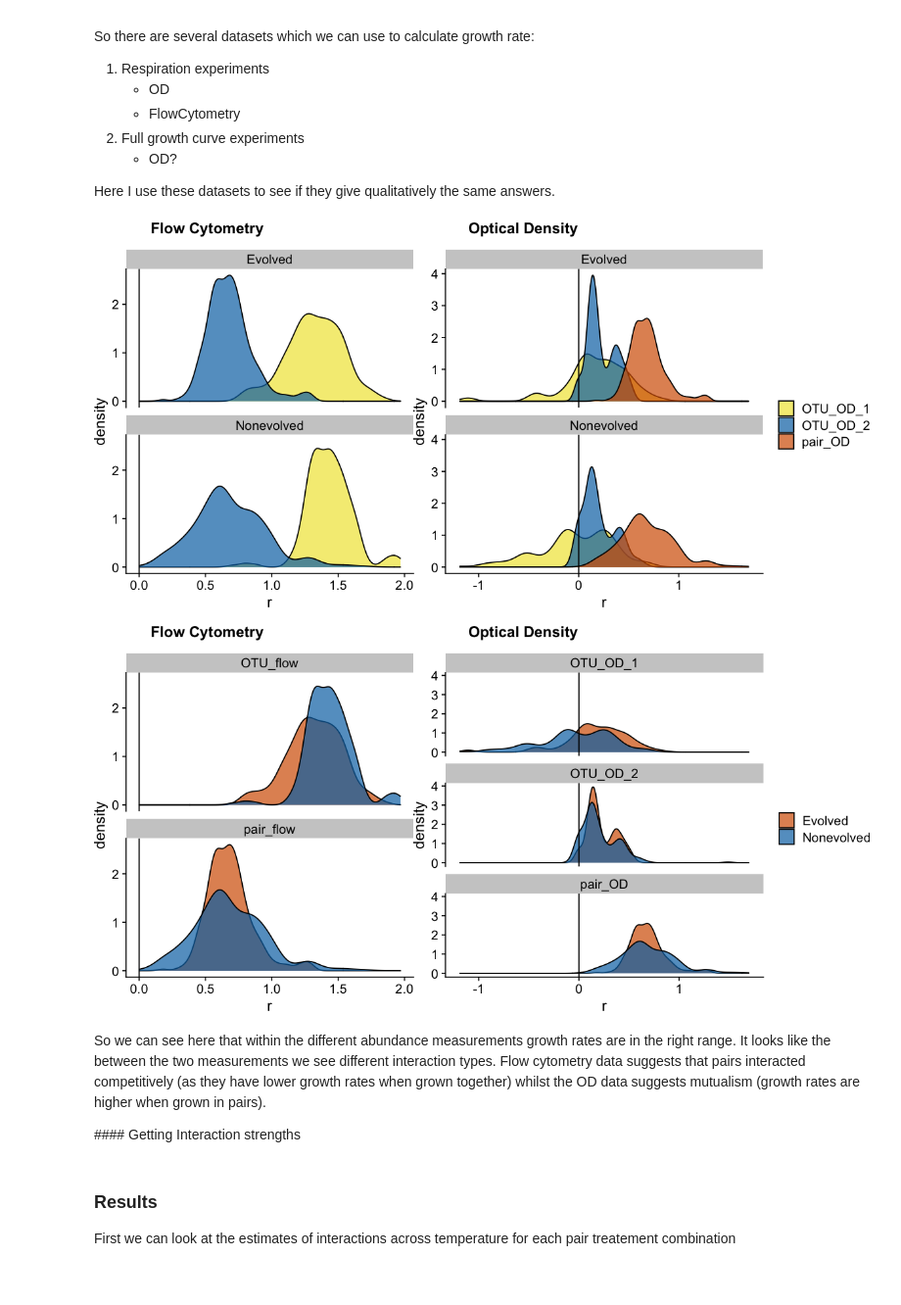
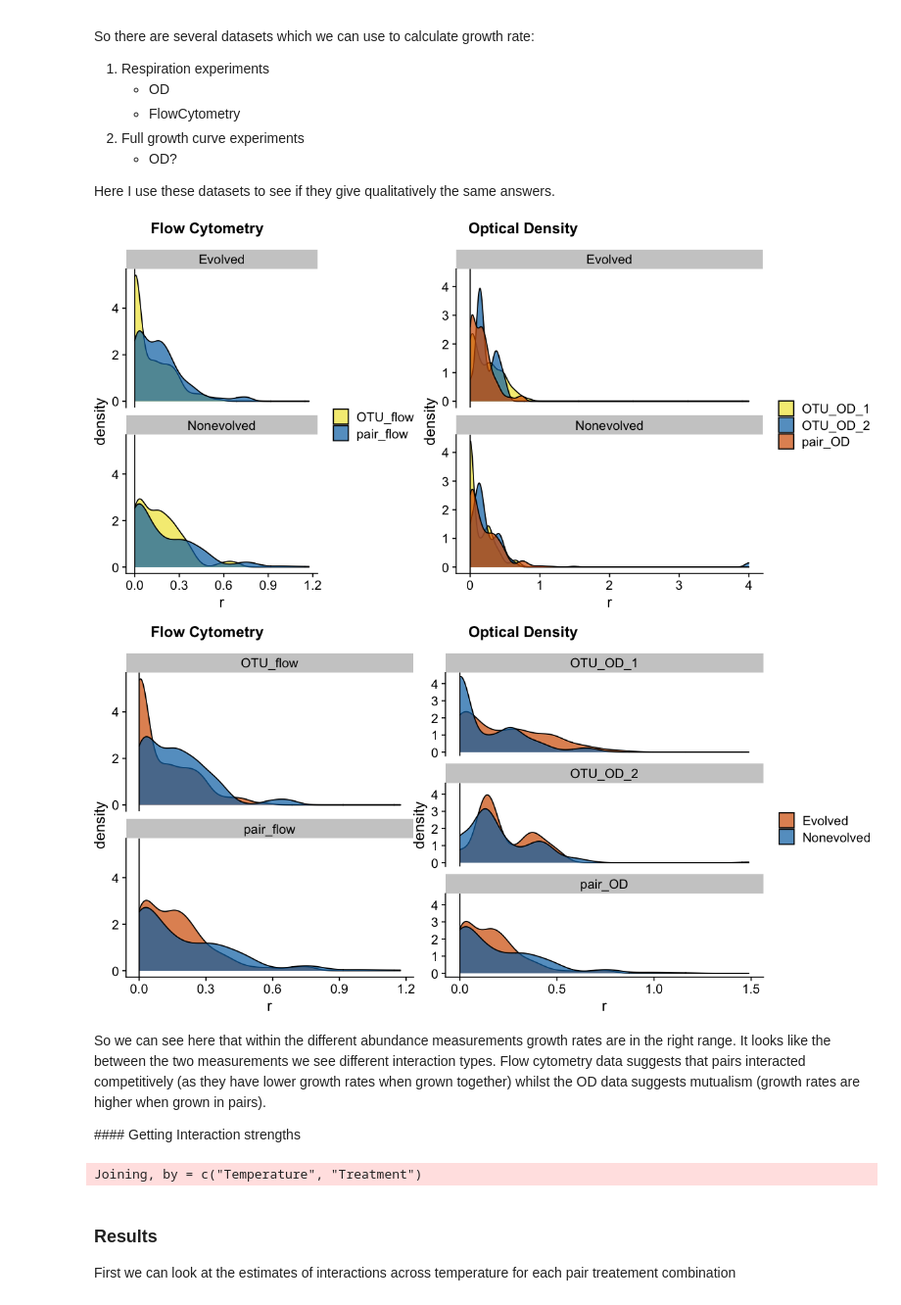
Before and after one commit to CleggTom/Bacterial_Interactions, a Jupyter notebook: notebooks/Model_notes.ipynb, the cells around one changed output. Shown at 98% size. Drawn from its saved outputs; the diff is of its cells as text; code cells hidden in the pictures.

```diff
--- a/notebooks/Model_notes.ipynb
+++ b/notebooks/Model_notes.ipynb
@@ -339,34 +355,35 @@ OTU_R <- OTU_R %>% mutate(OTU = as.numeric(str_replace(Sps,"R_","")),
 OTU_r_flow <- read_csv("../data/Francisca/FlowCytometry_All.csv",col_types = cols()) %>%
     filter(Level == "Species", Id != 9) %>%
     mutate(r = (log(AbuT1) - log(AbuT0)) / AT,
+           r = ifelse(r < 0 , 0 , r),
            Treatment = ifelse(Treatment == "Denovo","Nonevolved",Treatment),
           OTU = Id) %>%
-    select(OTU,Temperature,Treatment,Media,Replicate,r) %>%
-    mutate(r = r - min(r)) %>%
-    filter(r > 0.5)
+    select(OTU,Temperature,Treatment,Media,Replicate,r)
 
 #Read in Pairwise growth
 pairs_r_flow <- read_csv("../data/Francisca/FlowCytometry_All.csv", col_types = cols()) %>%
     filter(Level == "Pairs") %>%
     mutate(r = (log(AbuT1)-log(AbuT0))/AT,
-          Treatment = recode(Treatment, "Denovo" = "Nonevolved"),
-          Temperature = Temperature) %>%
+           r = ifelse(r < 0 , 0 , r),
+           Treatment = recode(Treatment, "Denovo" = "Nonevolved"),
+           Temperature = Temperature) %>%
     separate(Id,c("OTU_1","OTU_2"),sep = "-") %>%
-    mutate(OTU_1 = ifelse(OTU_1 == "Feb",2,OTU_1)) %>%
-    mutate(r = r - min(r)) %>%
-    filter(r > 0)
+    mutate(OTU_1 = ifelse(OTU_1 == "Feb",2,OTU_1))
 
 ####
 #From respiration experiments (OD)
 ####
 #Read in OTU growth
 OTU_r_OD_1 <- read_csv("../data/Francisca/respirationandODData/DatosOD_5OTUs_evNev.csv", col_types = cols()) %>%
-    mutate(r = (log(OD) - log(OD_T0))/(Tf / 60)) %>%
+    mutate(r = (log(OD) - log(OD_T0))/(Tf / 60),
+           r = ifelse(r < 0 , 0 , r)) %>%
     select(OTU,Temperature = T, Treatment, Replicate, r)
 
 #Read in Pairwise growth
 pairs_r_OD <- read_csv("../data/Francisca/respirationandODData/DatosOD_PairsevNev_u.csv", col_types = cols()) %>%
-    mutate(r = (log(OD) - log(OD_T0))/(Tf / 60), OTU = str_replace(OTU,"Feb","2"),
+    mutate(r = (log(OD) - log(OD_T0))/(Tf / 60),
+           r = ifelse(r < 0 , 0 , r),
+           OTU = str_replace(OTU,"Feb","2"),
            Treatment = ifelse(Treatment == "evolved", "Evolved",Treatment)) %>%
     separate(OTU,into = c("OTU_1","OTU_2"),sep = "-") %>%
     select(OTU_1,OTU_2,Temperature = T, Treatment, Replicate, r,AbuT0 = OD_T0)
@@ -382,7 +399,8 @@ OTU_r_OD_2 <- read_csv("../data/Francisca/LogisticIndivcurves_out_M9_updated.csv
     mutate(Temperature = as.numeric(Temp),
            Temperature = ifelse(Temperature == 27, 27.5, Temperature),
            Treatment = recode(Treat, "NE" = "Nonevolved", "E" = "Evolved"),
-           OTU = str_remove(OTU,"OTU") ) %>%
+           OTU = str_remove(OTU,"OTU"),
+           r = ifelse(r < 0 , 0 , r)) %>%
     select(OTU,Media,Temperature,Treatment,r,K)
 # %%
 cPalette <- c("#F0E442", "#0072B2", "#D55E00")
@@ -401,40 +419,39 @@ p1 = bind_rows(OTU_flow,pair_flow) %>%
          geom_vline(xintercept = 0.0)+
          scale_fill_manual(values = cPalette)+
          theme_cowplot() +
-         theme(legend.position = "none",plot.margin = margin(25,0,0,0))+
+         theme(plot.margin = margin(25,0,0,0),legend.title = element_blank())+
          facet_wrap(~Treatment,ncol = 1)
 
 
 
 ###
 #OD data
 ###
 OTU_OD_1 = OTU_r_OD_1 %>% select(Treatment,r)
 OTU_OD_2 = OTU_r_OD_2 %>% select(Treatment,r)
 pair_OD = pair_flow %>% select(Treatment,r)
 Data_source = c(rep("OTU_OD_1",nrow(OTU_OD_1)), rep("OTU_OD_2",nrow(OTU_OD_2)), rep("pair_OD",nrow(pair_OD)))
 
 p2 <- bind_rows(OTU_OD_1,OTU_OD_2,pair_OD) %>%
     mutate(Data_source) %>%
-    filter(r > -2.5 , r < 2.5) %>%
     ggplot(aes(x= r ,fill = Data_source))+
         geom_density(position = "identity",alpha = 0.7)+
         geom_vline(xintercept = 0.0)+
         scale_fill_manual(values = cPalette)+
         theme_cowplot()+
-        theme(legend.title = element_blank(),,plot.margin = margin(25,0,0,0))+
+        theme(legend.title = element_blank(),plot.margin = margin(25,0,0,10))+
         facet_wrap(~Treatment,ncol = 1)
 
 
 options(repr.plot.width = 10, repr.plot.height = 5)
 
 plot_grid(p1,p2,labels = c("Flow Cytometry","Optical Density"), rel_widths = c(.7,1),vjust = 1.0)
 
 # ggsave("../notebooks/figures/r_distributions.pdf",dist,width = 5, height = 5)
 
 # dist
 # %% [output]
-[figure, old version]
+[figure, new version]
 # %%
 cPalette <- c("#F0E442", "#0072B2", "#D55E00")[c(3,2)]
 
@@ -485,7 +502,7 @@ plot_grid(p1,p2,labels = c("Flow Cytometry","Optical Density"), rel_widths = c(.
 
 # dist
 # %% [output]
-[figure, old version]
+[figure, new version]
 # %% [markdown]
 So we can see here that within the different abundance measurements growth rates are in the right range. It looks like the between the two measurements we see different interaction types. Flow cytometry data suggests that pairs interacted competitively (as they have lower growth rates when grown together) whilst the OD data suggests mutualism (growth rates are higher when grown in pairs).
 
@@ -647,21 +664,23 @@ for(i in 1:nrow(Temp_Treat_df)){
 #OD interaction estimates
 
 #get unique combinations
-# Temp_Treat_df_2 <- OTU_r_cyt %>%
-#     group_by(Temperature,Treatment) %>%
-#     summarise() %>% ungroup() %>%
-#     semi_join(Temp_Treat_df)
+Temp_Treat_df_2 <- OTU_r_OD_2 %>%
+    group_by(Temperature,Treatment) %>%
+    summarise() %>% ungroup() %>%
+    semi_join(Temp_Treat_df)
 
 grw_list_OD <- list()
 res_list_OD <- list()
 int_list_OD <- list()
 
-for(i in 1:nrow(Temp_Treat_df)){
-    estimates = bootstrap(Temp_Treat_df$Treatment[i],Temp_Treat_df$Temperature[i],1000, "OD_1","OD_1")
+for(i in 1:nrow(Temp_Treat_df_2)){
+    estimates = bootstrap(Temp_Treat_df_2$Treatment[i],Temp_Treat_df_2$Temperature[i],1000, "OD_1","OD_1")
     grw_list_OD[[i]] = estimates[[1]]
     res_list_OD[[i]] = estimates[[2]]
     int_list_OD[[i]] = estimates[[3]]
 }
+# %% [output]
+Joining, by = c("Temperature", "Treatment")
 # %% [markdown]
 ### Results
 
```
Also changed, not shown: parts of 6 cells of this notebook.
